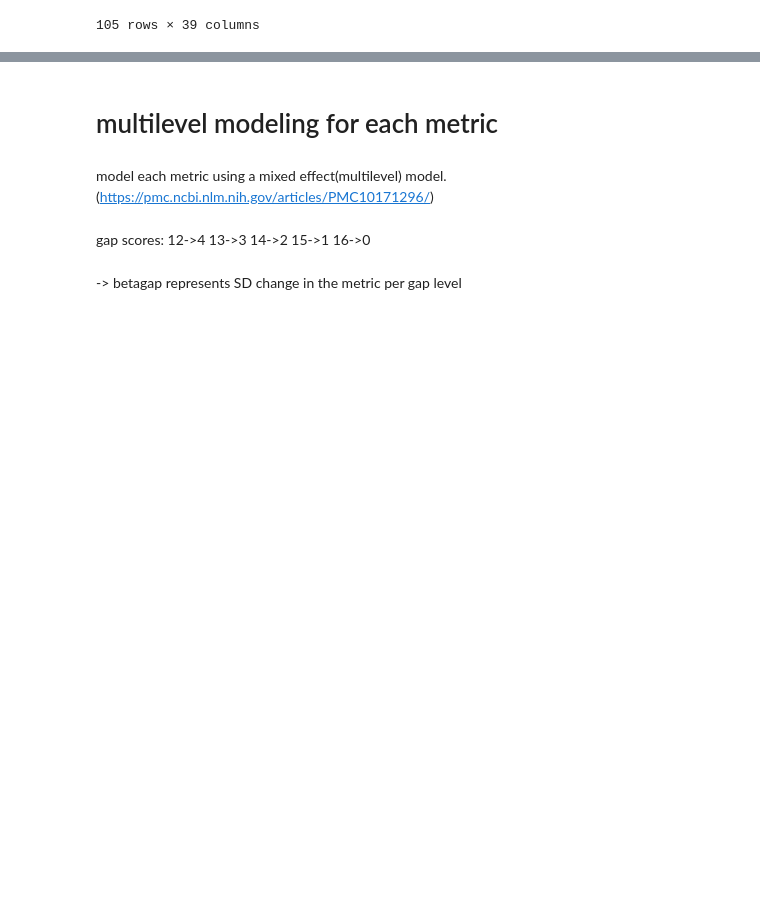
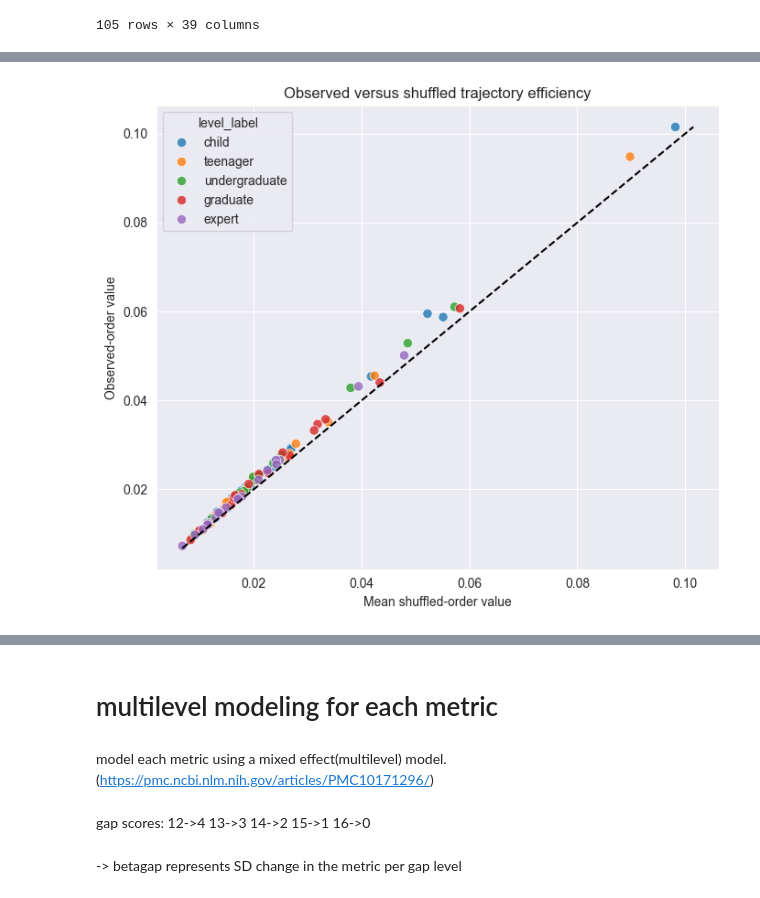
Before and after one commit to yume-24/expertise_conversation, a Jupyter notebook: big_analysis.ipynb, the cells around one changed output, grey strips where cells are left out. Cells and saved outputs as stored; diff of their text form; code cells hidden in the pictures; blank space fills up the shorter version.

```diff
--- a/big_analysis.ipynb
+++ b/big_analysis.ipynb
@@ -2087,0 +3446,11 @@ plot_metric_distribution(
+# %%
+plot_observed_vs_shuffle(
+    conversation_dynamics,
+    observed_metric=
+        "trajectory_efficiency_chord",
+    shuffle_metric=
+        "trajectory_efficiency_chord_shuffle_mean",
+    label="Observed versus shuffled trajectory efficiency",
+)
+# %% [output]
+[figure, added]
```
Also changed, not shown: parts of 104 cells of this notebook, 3 other files.
